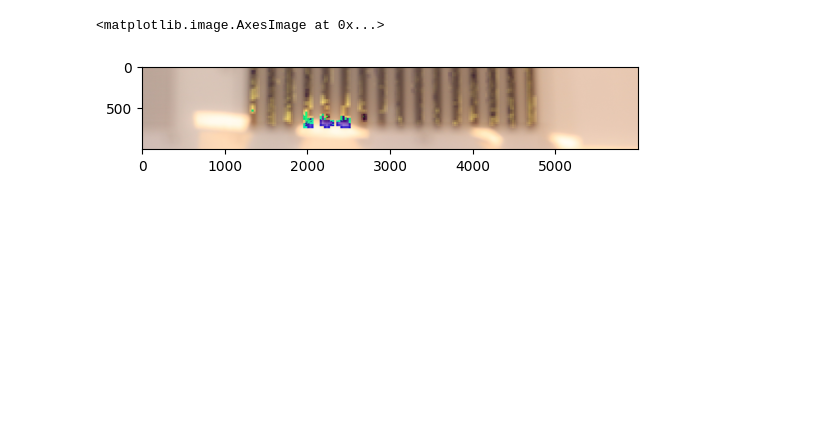
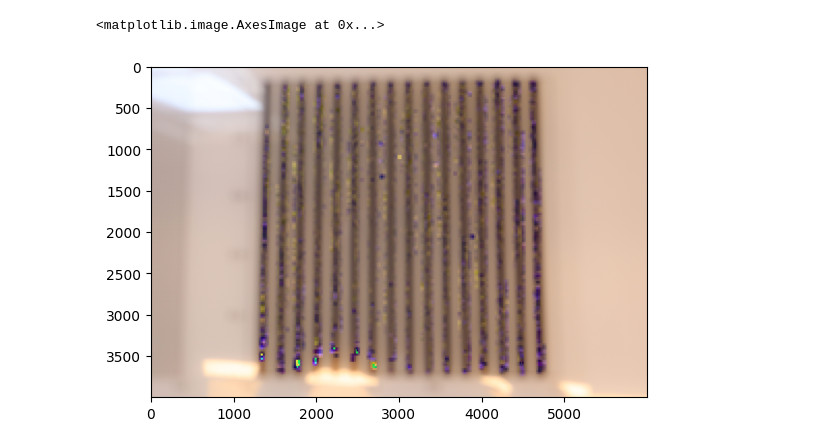
Before and after one commit to 42IceLollies/summer_research_26, a Jupyter notebook: dehazing_image.ipynb, the cells around one changed output. Saved outputs shown, nothing was run; the diff lists cells and outputs as text; code cells hidden in the pictures; blank space fills up the shorter version.

```diff
--- a/dehazing_image.ipynb
+++ b/dehazing_image.ipynb
@@ -22,7 +22,7 @@ overlap = 25
 image = cv.imread("EOS_R100_JPG/jpg0006.jpg")
 image = image[:,:,::-1]
 # image = image[1500:2000,2000:2500]
-image = image[3000:,:]
+# image = image[3000:,:]
 # print(len(image))
 # print(image[5999, 0])
 plt.imshow(image)
@@ -159,7 +159,7 @@ def highly_variable(patch):
 def too_white(patch):
     patch = patch.reshape(patch_size**2, 3)
     size = len(patch)
-    thresh = 100
+    thresh = 135
     return np.max([np.abs(int(pix[0])-int(pix[1])) for pix in patch]) <thresh and np.max([np.abs(int(pix[0])-int(pix[2])) for pix in patch]) <thresh and avg_brightness(patch)>125
 
 
@@ -204,29 +204,41 @@ for i in range(0, (len(image)//(patch_size-overlap))-1):
             mags[i][j] = a_1
             mags[i][j+1] = a_2
             airlight_dir.append(A_hat)
+            airlight_dir.append(A_hat)
             # airlight_dir[i][j+1]= A_hat
 
 
 # plt.imshow(image)
 # print(array)
+# %%
+temp = []
+for a in airlight_dir:
+    temp.append(a)
+    temp.append(a)
+
+airlight_dir = temp
 # %%
 # Applying the changes to the base image
 # airlight_dir = airlight_dir.reshape(len(airlight_dir)*len(airlight_dir[0]))
 # print(airlight_dir.shape)
 A_hat = [np.mean([np.abs(dir[0]) for dir in airlight_dir]), np.mean([np.abs(dir[1]) for dir in airlight_dir]), np.mean([np.abs(dir[2]) for dir in airlight_dir])]
-
+count = 0
 for i in range(len(mags)):
     for j in range(len(mags[0])):
         if mags[i][j] != 0:
             row = i*(patch_size-overlap)
             col = j*(patch_size-overlap)
 
             patch_one = image[row:row+patch_size, col:col+patch_size]
             # print(mags[i][j])
-            image[row:row+patch_size,col:col+patch_size] = apply_shift(patch_one, A_hat, mags[i][j])
+            # try:
+            image[row:row+patch_size,col:col+patch_size] = apply_shift(patch_one, airlight_dir[count], mags[i][j])
+            # except IndexError:
+            #     image[row:row+patch_size,col:col+patch_size] = apply_shift(patch_one, A_hat, mags[i][j])
+            count+=1
 
 plt.imshow(image)
 # print(A_hat)
 # %% [output]
 <matplotlib.image.AxesImage at 0x...>
-[figure, old version]
+[figure, new version]
```
Also changed, not shown: parts of 1 cell of this notebook.
